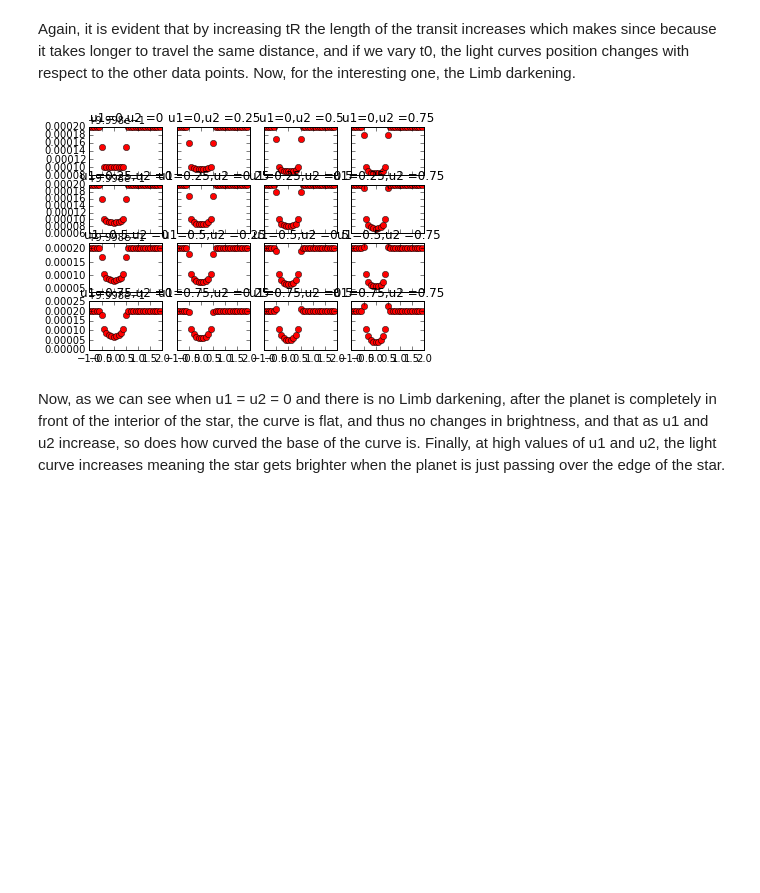
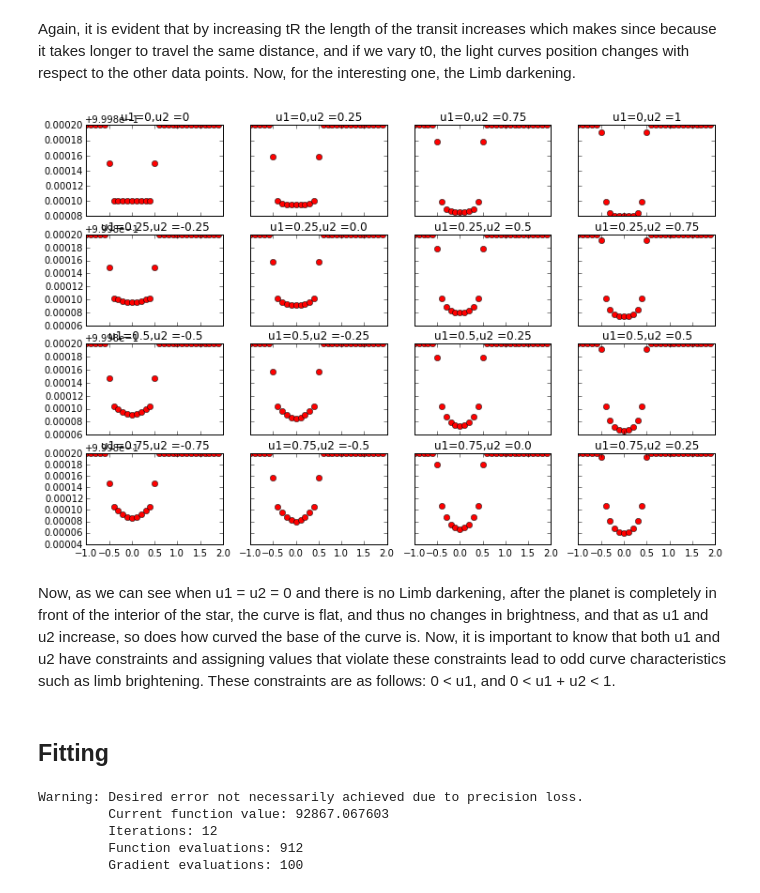
Before and after one commit to joshm73/pythonIntro, a Jupyter notebook: Intro.ipynb, the cells around one changed output. Drawn from its saved outputs; the diff is of its cells as text; code cells hidden in the pictures; blank space fills up the shorter version.

Commit message:
Model Fitting Without Writeup

```diff
--- a/Intro.ipynb
+++ b/Intro.ipynb
@@ -353,7 +338,7 @@ Now by simply varying the parameters we may discover how each affects the light
 RpRs = [0.001, 0.01, 0.1, 1]
 b = [0, 0.25, .5, 0.75]
 
-f, axarr = plt.subplots(4, 4, sharex='col', sharey='row')
+f, axarr = plt.subplots(4, 4, sharex='col', sharey='row', figsize = (12,8))
 for x in range(0,4):
     for y in range(0,4):
         Model = ModLC(timeIn, RpRs[x], b[y], 0.5, 0, 0.1, 0.1)
@@ -369,7 +354,7 @@ So, since in this plot we varried the radius and the impact parameter, it is evi
 tR = [0.25, 0.5, 0.75, 1]
 t0 = [-0.5, 0, 0.5, 1]
 
-f, axarr = plt.subplots(4, 4, sharex='col', sharey='row')
+f, axarr = plt.subplots(4, 4, sharex='col', sharey='row', figsize = (12,8))
 for x in range(0,4):
     for y in range(0,4):
         Model = ModLC(timeIn, 0.01, 0, tR[x], t0[y], 0.1, 0.1)
@@ -383,17 +368,18 @@ plt.show()
 Again, it is evident that by increasing tR the length of the transit increases which makes since because it takes longer to travel the same distance, and if we vary t0, the light curves position changes with respect to the other data points.  Now, for the interesting one, the Limb darkening.
 # %%
 u1 = [0, 0.25, 0.5, 0.75]
-u2 = u1
 
-f, axarr = plt.subplots(4, 4, sharex='col', sharey='row')
+f, axarr = plt.subplots(4, 4, sharex='col', sharey='row', figsize = (12,8))
 for x in range(0,4):
-    for y in range(0,4):
-        Model = ModLC(timeIn, 0.01, 0, 0.5, 0, u1[x], u2[y])
+    for y, u2 in enumerate ([-u1[x], 0.25 - u1[x], 0.75 - u1[x], 1 - u1[x]]):
+        Model = ModLC(timeIn, 0.01, 0, 0.5, 0, u1[x], u2)
         axarr[x, y].plot(timeIn, Model, 'ro')
-        axarr[x, y].set_title('u1=' + repr(u1[x]) + ",u2 =" + repr(u2[y]))
+        axarr[x, y].set_title('u1=' + repr(u1[x]) + ",u2 =" + repr(u2))
 
 plt.show()
 # %% [output]
-[figure, old version]
+[figure, new version]
 # %% [markdown]
-Now, as we can see when u1 = u2 = 0 and there is no Limb darkening, after the planet is completely in front of the interior of the star, the curve is flat, and thus no changes in brightness, and that as u1 and u2 increase, so does how curved the base of the curve is.  Finally, at high values of u1 and u2, the light curve increases meaning the star gets brighter when the planet is just passing over the edge of the star.
+Now, as we can see when u1 = u2 = 0 and there is no Limb darkening, after the planet is completely in front of the interior of the star, the curve is flat, and thus no changes in brightness, and that as u1 and u2 increase, so does how curved the base of the curve is.  Now, it is important to know that both u1 and u2 have constraints and assigning values that violate these constraints lead to odd curve characteristics such as limb brightening.  These constraints are as follows: 0 < u1, and 0 < u1 + u2 < 1.
+# %% [markdown]
+## Fitting
@@ -399,0 +390,21 @@ Now, as we can see when u1 = u2 = 0 and there is no Limb darkening, after the pl
+# %%
+from scipy.optimize import fmin, fmin_bfgs
+
+def chi2(params, *args):
+    A, RpRs, b, tr, t0, u1, u2 = params
+    if RpRs < 0 or RpRs > 1 or b < 0 or b > 1 or tr < 0 or u1 < 0 or (u1 + u2) < 0 or (u1 + u2) > 1:
+        return 1e10
+    x, y, dy = args
+    Model = A * ModLC(x, RpRs, b, tr, t0, u1, u2)
+    residual = Model - y
+    sigma = residual / dy
+    return np.sum(sigma**2)
+
+guess = np.array([1786500, 0.01, 0.5, 0.05, 122.3, 0.5, 0.25])
+results = fmin_bfgs(chi2, x0 = guess, args = (time_one, flux_one, dflux_one))
+# %% [output]
+Warning: Desired error not necessarily achieved due to precision loss.
+         Current function value: 92867.067603
+         Iterations: 12
+         Function evaluations: 912
+         Gradient evaluations: 100
```
Also changed, not shown: parts of 9 cells of this notebook.
